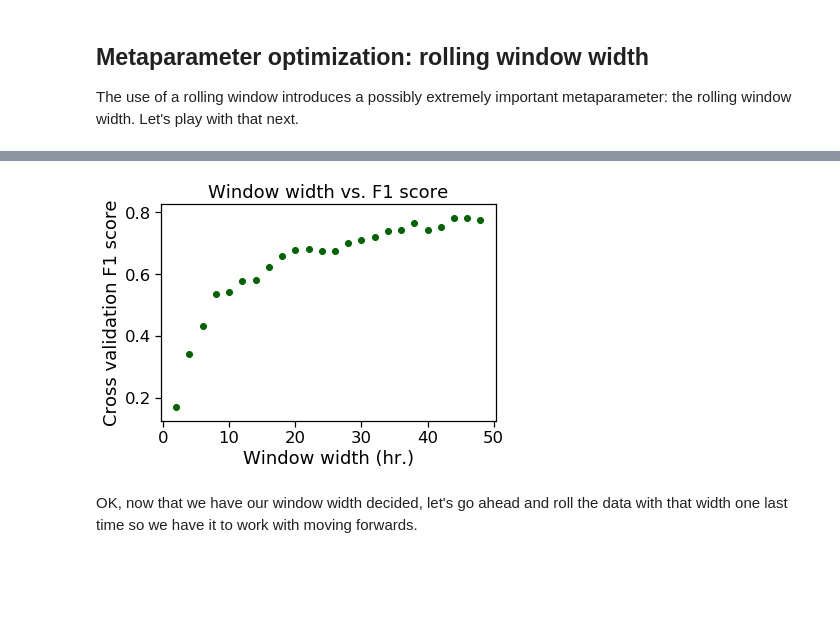
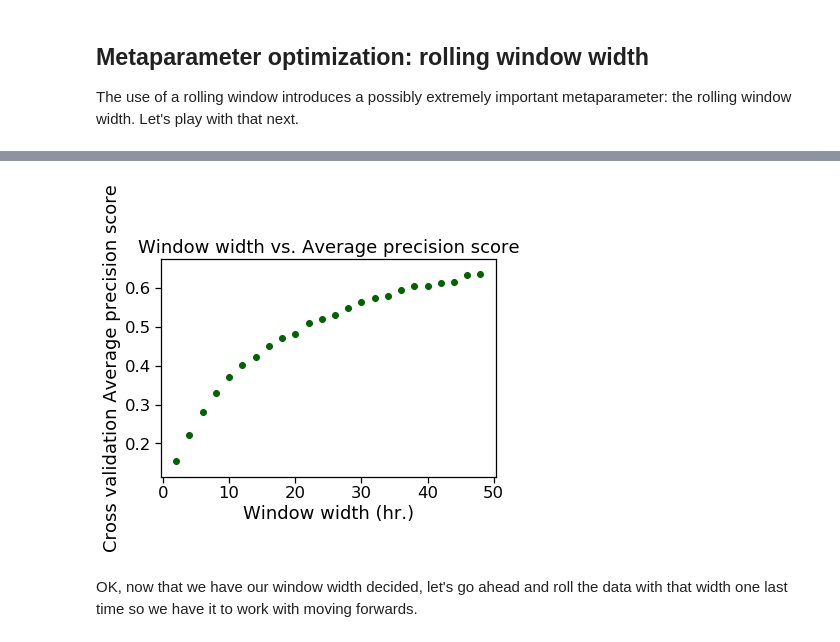
Before and after one commit to aristyogresearch/wildfire, a Jupyter notebook: notebooks/model_selection_optimization.ipynb, the cells around one changed output, grey strips where cells are left out. Drawn from its saved outputs; the diff is of its cells as text; code cells hidden in the pictures; blank space fills up the shorter version.

Commit message:
Worked on sample stratification

```diff
--- a/notebooks/model_selection_optimization.ipynb
+++ b/notebooks/model_selection_optimization.ipynb
@@ -190,6 +192,8 @@ def make_train_test_sample(dataset, sample_size, train_test_split_ratio, rand_se
     if 'weather_bin_time' in column_names:
         dataset = dataset.drop('weather_bin_time', axis=1)
 
+    dataset = dataset.drop(['weather_bin_year', 'weather_bin_day'], axis=1)
+
     sampled_data = stratified_sample(dataset, sample_size)
 
     y = sampled_data['ignition']
@@ -240,7 +244,7 @@ def tune_class_weight(
 
     model_scores_columns = [
         'Class weight',
-        'CV F1 score',
+        'CV {} score'.format(scoring_func_name),
         'CV False positive rate',
         'CV False negative rate'
     ]
@@ -397,7 +401,6 @@ from lightgbm import LGBMClassifier
 from sklearn.ensemble import AdaBoostClassifier
 from sklearn.svm import SVC
 from sklearn.naive_bayes import GaussianNB
-from sklearn.gaussian_process import GaussianProcessClassifier
 
 # List of classifier descriptions for plotting / dataframes
 classifier_descriptions = [
@@ -412,8 +415,7 @@ classifier_descriptions = [
     'AdaBoost',
     'Linear SVM',
     'RBF SVM',
-    'Naive Bayes',
-    'Gaussian proc.'
+    'Naive Bayes'
 ]
 
 # Classifiers with parameters. Set parallism and rand_seed if avalible.
@@ -485,9 +487,4 @@ classifiers = (
     ),
 
     GaussianNB(),
-
-    GaussianProcessClassifier(
-        n_jobs = max_jobs,
-        random_state = rand_seed
-    )
 )
@@ -688,7 +683,7 @@ model = XGBClassifier(
 
 X_train, X_test, y_train, y_test = make_train_test_sample(
     raw_data,
-    sample_size,
+    len(raw_data),
     train_test_split_ratio,
     rand_seed
 )
@@ -838,9 +834,6 @@ The use of a rolling window introduces a possibly extremely important metaparame
 # %%
 # Loop over rolling window sizes, run k-fold cross validation on stratified
 # training sample for each. Report raw scores, false positive and false negative rates.
-
-# Use a smaller sample size so it has time to finish
-sample_size = 1000
 
 window_widths = range(2,50,2)
 
@@ -853,7 +846,7 @@ classifier = XGBClassifier(
 # Start empty dataframe to hold results
 model_scores = pd.DataFrame(columns=[
     'Window width',
-    'CV F1 score',
+    'CV {} score'.format(scoring_func_name),
     'CV False positive rate',
     'CV False negative rate'
 ])
@@ -956,17 +949,17 @@ plt.show()
 # %%
 # Plot score as a function of window size
 plt.scatter(
     model_scores['Window width'],
-    model_scores['CV F1 score'],
+    model_scores['CV {} score'.format(scoring_func_name)],
     color = "darkgreen",
-    label ='CV F1 score',
+    label ='CV {} score'.format(scoring_func_name),
 )
 plt.xlabel('Window width (hr.)')
-plt.ylabel('Cross validation F1 score')
-plt.title('Window width vs. F1 score')
+plt.ylabel('Cross validation {} score'.format(scoring_func_name))
+plt.title('Window width vs. {} score'.format(scoring_func_name))
 plt.show()
 # %% [output]
-[figure, old version]
+[figure, new version]
 # %% [markdown]
 OK, now that we have our window width decided, let's go ahead and roll the data with that width one last time so we have it to work with moving forwards.
 # %%
```
Also changed, not shown: parts of 29 cells of this notebook, 2 other files.
